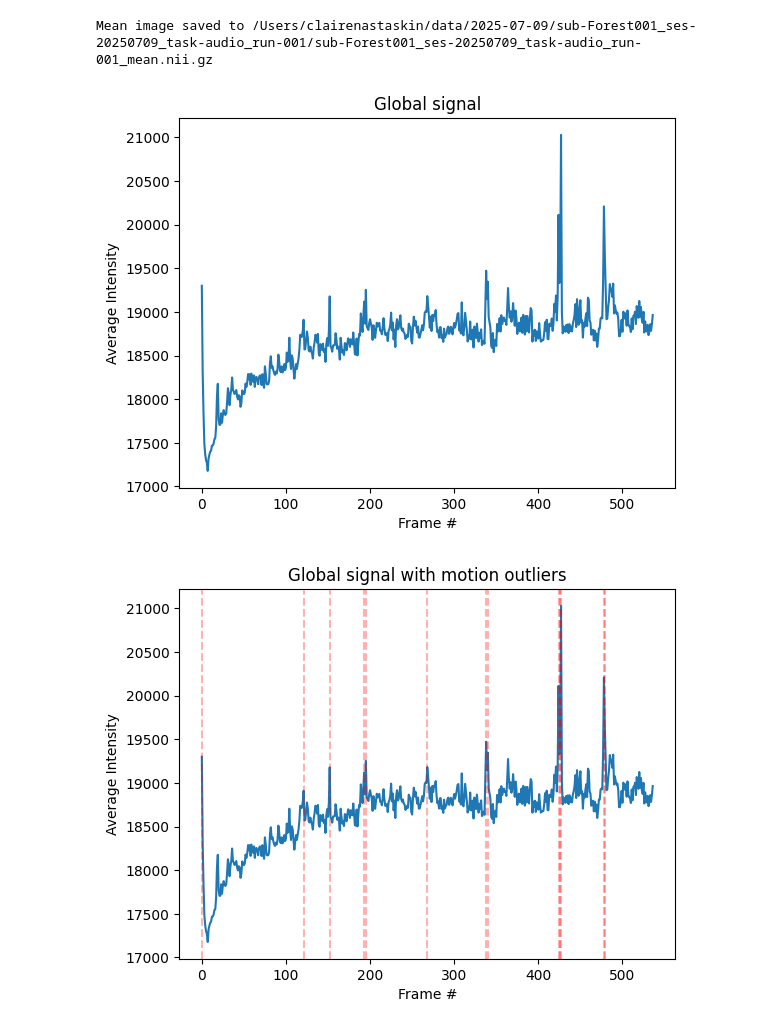
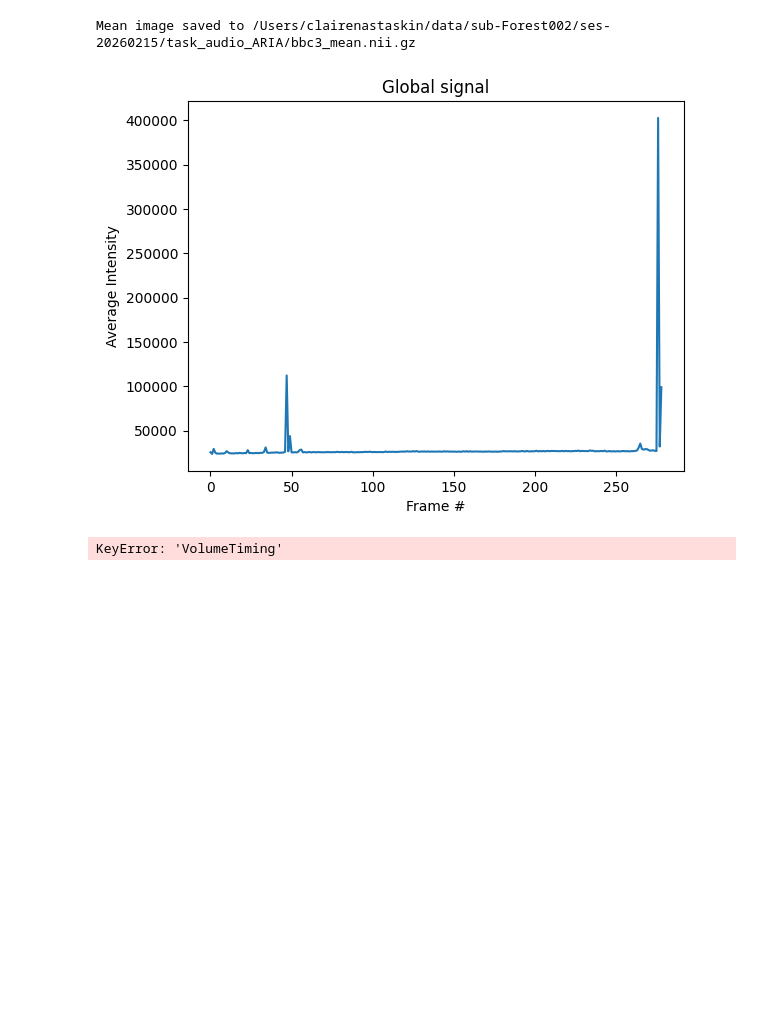
Before and after one commit to ClaireNastaskin/processing_fusi, a Jupyter notebook: Experiments/Process_functional_Forest1_Zach_processing.ipynb, the cells around one changed output. Saved outputs shown, nothing was run; the diff lists cells and outputs as text; code cells hidden in the pictures; blank space fills up the shorter version.

```diff
--- a/Experiments/Process_functional_Forest1_Zach_processing.ipynb
+++ b/Experiments/Process_functional_Forest1_Zach_processing.ipynb
@@ -10,8 +10,8 @@ from nilearn.glm.first_level import FirstLevelModel
 from nilearn import plotting, image
 
 # -------- dataset paths -------
-BASE = Path('/Users/clairenastaskin/data/2025-07-09/sub-Forest001_ses-20250709_task-audio_run-001/')
-RUN  = 'sub-Forest001_ses-20250709_task-audio_run-001_pwd.nii.gz'
+BASE = Path('/Users/clairenastaskin/data/sub-Forest002/ses-20260215/task_audio_ARIA')
+RUN  = 'bbc3_pwd.nii.gz'
 PWD  = BASE / RUN
 SIDE = BASE / RUN.replace('_pwd.nii.gz', '_pwd.json')
 
@@ -50,26 +50,31 @@ else:
 # CELL 1 - Mean image
 from nilearn import image
 
-mean_img = image.mean_img(PWD)
+img_subset = image.mean_img(PWD)
+mean_img = image.mean_img(img_subset)
 mean_path = BASE / RUN.replace('_pwd.nii.gz', '_mean.nii.gz')
 mean_img.to_filename(mean_path)
 print(f"Mean image saved to {mean_path}")
 # %% [output]
-Mean image saved to /Users/clairenastaskin/data/2025-07-09/sub-Forest001_ses-20250709_task-audio_run-001/sub-Forest001_ses-20250709_task-audio_run-001_mean.nii.gz
+Mean image saved to /Users/clairenastaskin/data/sub-Forest002/ses-20260215/task_audio_ARIA/bbc3_mean.nii.gz
 # %%
 # CELL 2 - Global signal and motion detection
 data, affine, _ = fu.load_fusi_nifti(PWD)
 mask = fu.nan_mask(data)
 mask_path = fu.save_nifti(mask.astype(np.uint8), affine,
                           PWD.with_name(RUN.replace('_pwd', '_mask')))
 
+y_lim= None #(1.2e4, 1.8e4) # If we want to set the y-axis limits
+
 gs = fu.global_signal(data)
-fu.plot_global_signal(gs, BASE/"global_signal.png")
+fu.plot_global_signal(gs, BASE/"global_signal.png",y_lim)
+import matplotlib.pyplot as plt
+
 TR = fu.repetition_time(SIDE)
 np.save(BASE / "t_r.npy", TR)
-bad_gs, good_gs, fig = fu.detect_motion_via_global(gs, TR)
+bad_gs, good_gs, fig = fu.detect_motion_via_global(gs, TR, k = 3.0, y_lim=y_lim)
 fig.savefig(BASE/"global_signal_with_masked_frame.png")
 skip = set(bad_gs)
 # %% [output]
-[figure, old version]
+[figure, new version]
-[figure, removed]
+KeyError: 'VolumeTiming'
```
Also changed, not shown: parts of 9 cells of this notebook, 30 other files.
